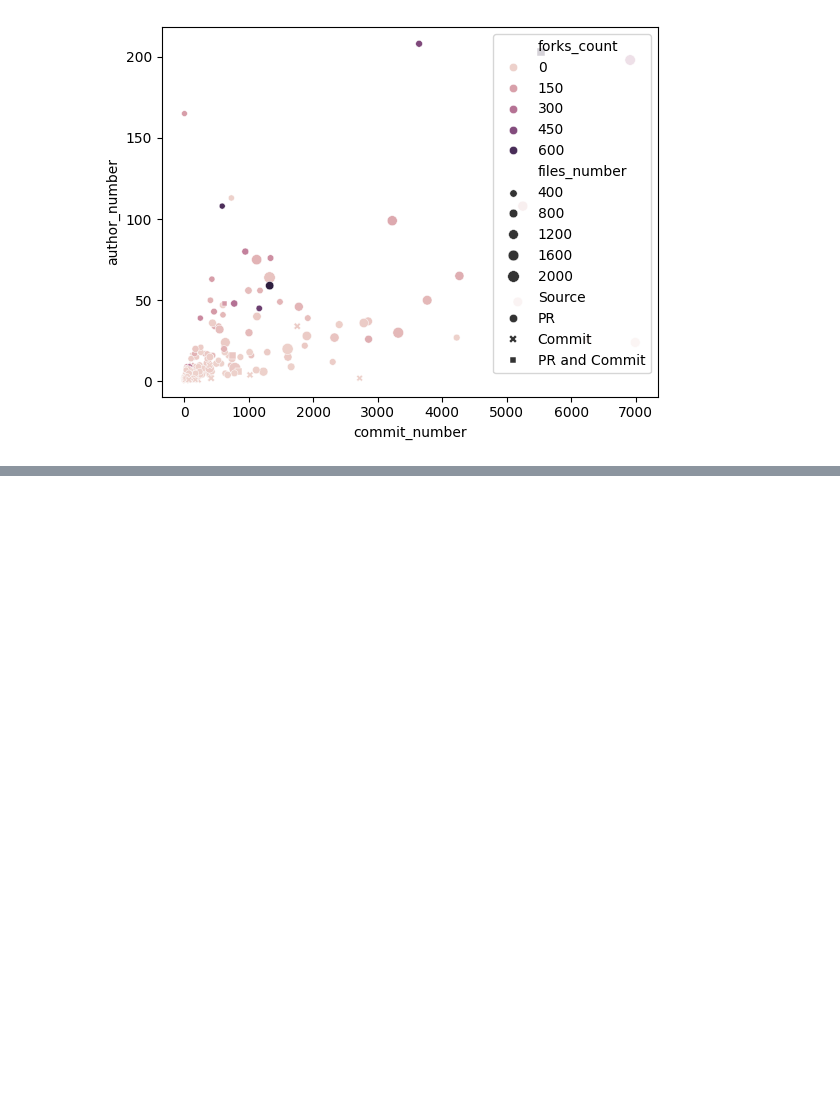
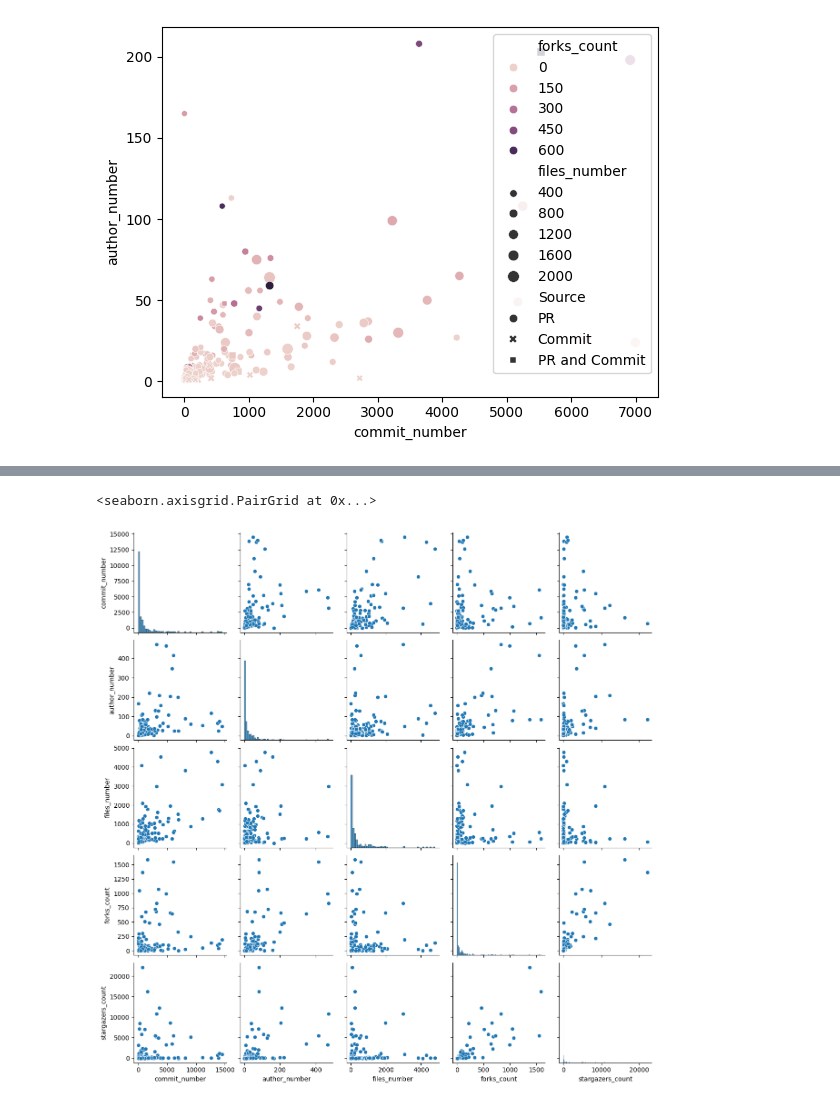
Before and after one commit to ncusi/MSR_Challenge_2024, a Jupyter notebook: notebooks/characteristics_of_the_software_repository.ipynb, the cells around one changed output, grey strips where cells are left out. Saved outputs shown, nothing was run; the diff lists cells and outputs as text; code cells hidden in the pictures; blank space fills up the shorter version.

```diff
--- a/notebooks/characteristics_of_the_software_repository.ipynb
+++ b/notebooks/characteristics_of_the_software_repository.ipynb
@@ -287,0 +310,9 @@ sns.scatterplot(
+# %%
+sns.pairplot(pr_commit_statistics_df[
+    (pr_commit_statistics_df['commit_number']<19151.1)&(
+    pr_commit_statistics_df['author_number']<480.3)&(
+    pr_commit_statistics_df['files_number']<4821.1)&(
+    pr_commit_statistics_df['forks_count']<1595.3)][['commit_number', 'author_number', 'files_number', 'forks_count','stargazers_count']])
+# %% [output]
+<seaborn.axisgrid.PairGrid at 0x...>
+[figure, added]
```
Also changed, not shown: parts of 6 cells of this notebook.
